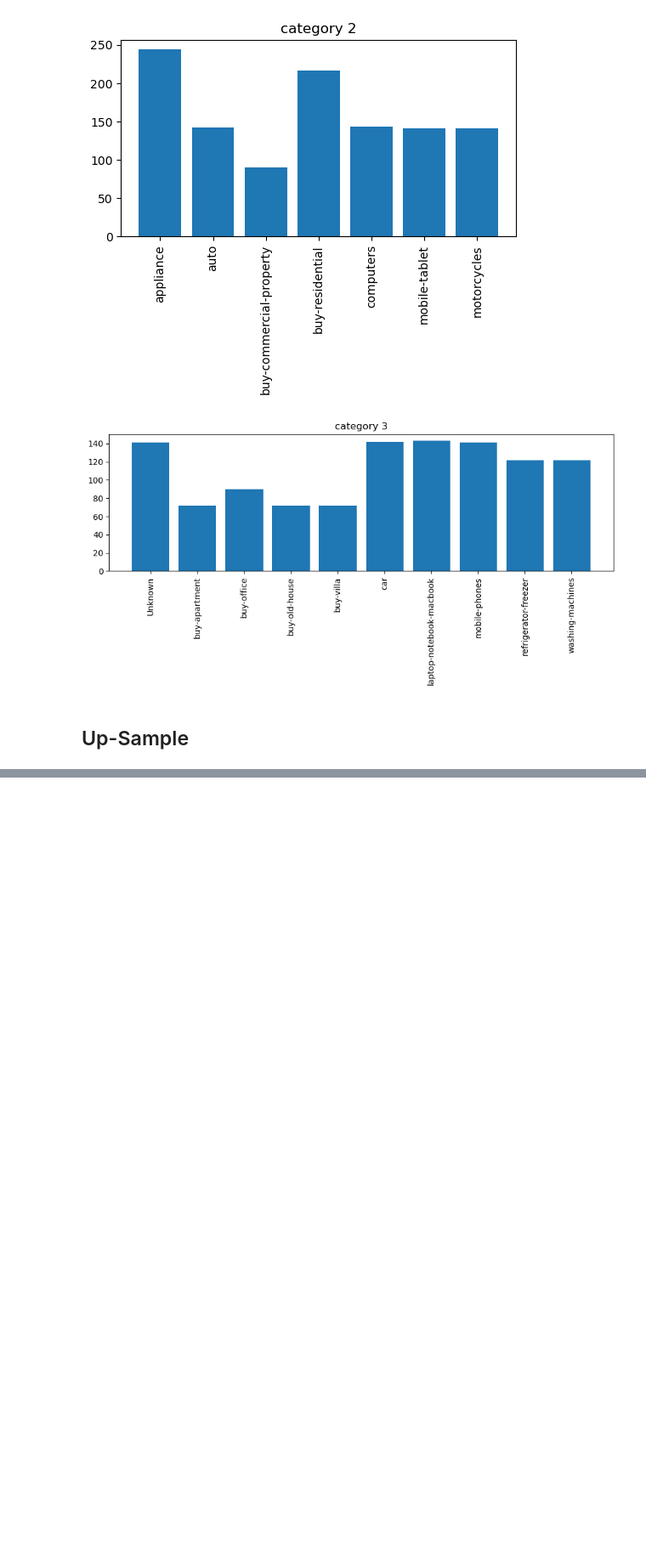
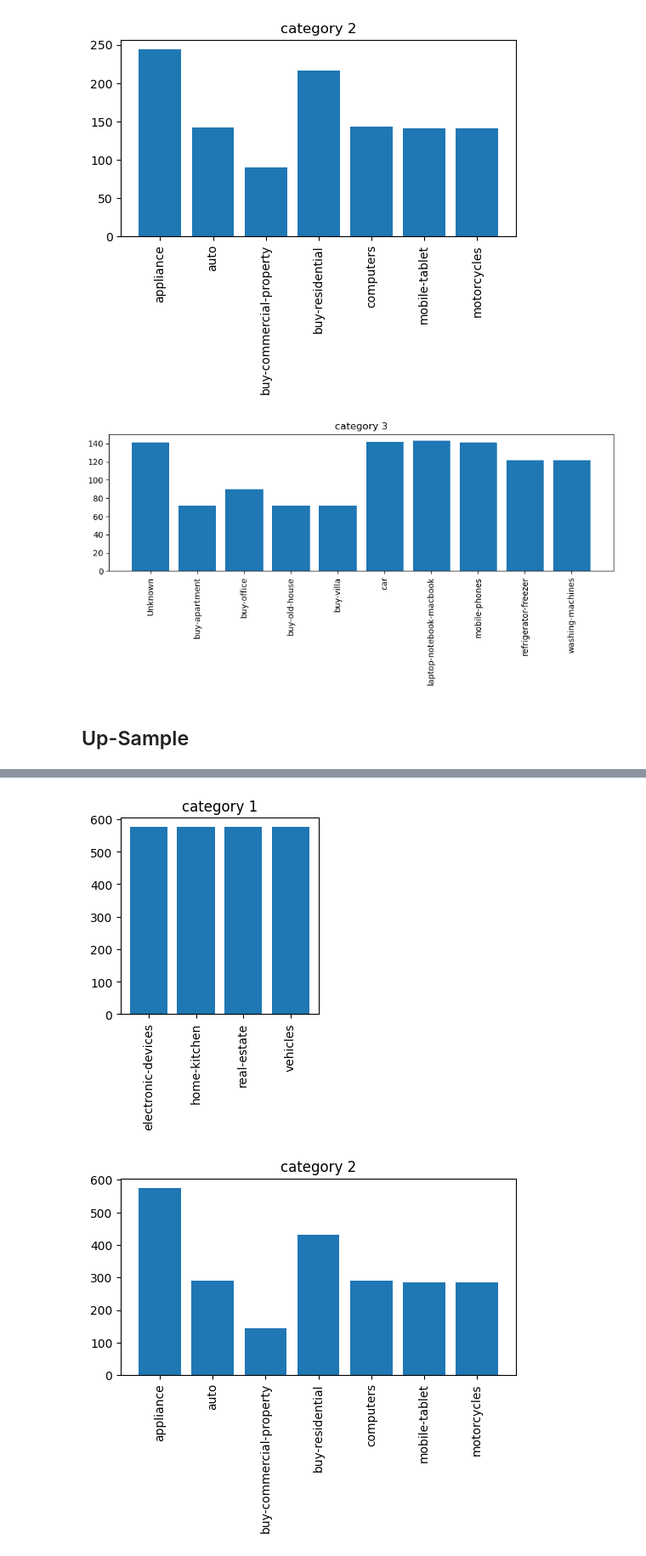
Before and after one commit to MMovasaghi/mlsd_ad_classification, a Jupyter notebook: code/heterogeneity.ipynb, the cells around one changed output, grey strips where cells are left out. Shown at 85% size. Saved outputs shown, nothing was run; the diff lists cells and outputs as text; code cells hidden in the pictures; blank space fills up the shorter version.

```diff
--- a/code/heterogeneity.ipynb
+++ b/code/heterogeneity.ipynb
@@ -219,0 +214,3 @@ from googletrans import Translator
+# %%
+df = pd.read_csv("normalized_raw_data.csv")
+df
@@ -228,0 +345,20 @@ double_translate("سلام امروز به این device دست نزن.")
+# %%
+obj = random_generator(df)
+print('Generate electronic-devices')
+start = time.time()
+number = int(np.max(list(cat[1].values())) - cat[1]['electronic-devices'])
+df_new_electronic = obj.generate_random_electronic(number=number)
+end = time.time()
+print(f'Time: {(end-start):.2f}s')
+print('Generate home-kitchen')
+start = time.time()
+number = int(np.max(list(cat[1].values())) - cat[1]['home-kitchen'])
+df_new_kitchen = obj.generate_random_kitchen(number=number)
+end = time.time()
+print(f'Time: {(end-start):.2f}s')
+print('Generate vehicles')
+start = time.time()
+number = int(np.max(list(cat[1].values())) - cat[1]['vehicles'])
+df_new_vehicles = obj.generate_random_vehicles(number=number)
+end = time.time()
+print(f'Time: {(end-start):.2f}s')
@@ -228,0 +378,4 @@ double_translate("سلام امروز به این device دست نزن.")
+# %%
+frames = [df, df_new_electronic, df_new_kitchen, df_new_vehicles]
+res_df = pd.concat(frames)
+res_df
@@ -228,0 +396,17 @@ double_translate("سلام امروز به این device دست نزن.")
+# %%
+cat = {1:{}, 2:{}, 3:{}}
+cat[1] = {f"{c}":0 for c in np.unique(list(res_df["cat1"]))}
+cat[2] = {f"{c}":0 for c in np.unique(list(res_df["cat2"]))}
+cat[3] = {f"{c}":0 for c in np.unique(list(res_df["cat3"]))}
+cat_label = ["cat1", "cat2", "cat3"]
+
+for i in tqdm(range(len(res_df["cat1"]))):
+    for idx, l in enumerate(cat_label):
+        cat[idx+1][res_df.iloc[i][l]] += 1
+
+plot_bar((3,3), cat[1], "category 1")
+plot_bar((6,3), cat[2], "category 2")
+plot_bar((11,3), cat[3], "category 3")
+# %% [output]
+[figure, added]
+[figure, added]
```
Also changed, not shown: parts of 19 cells of this notebook.
